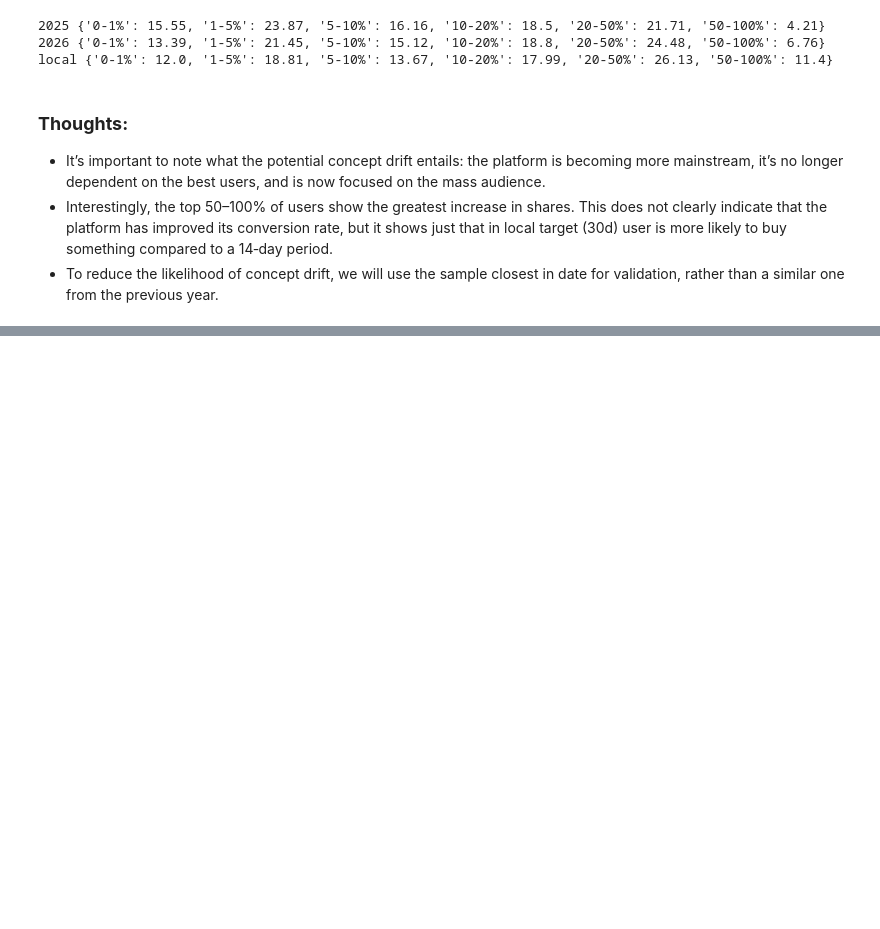
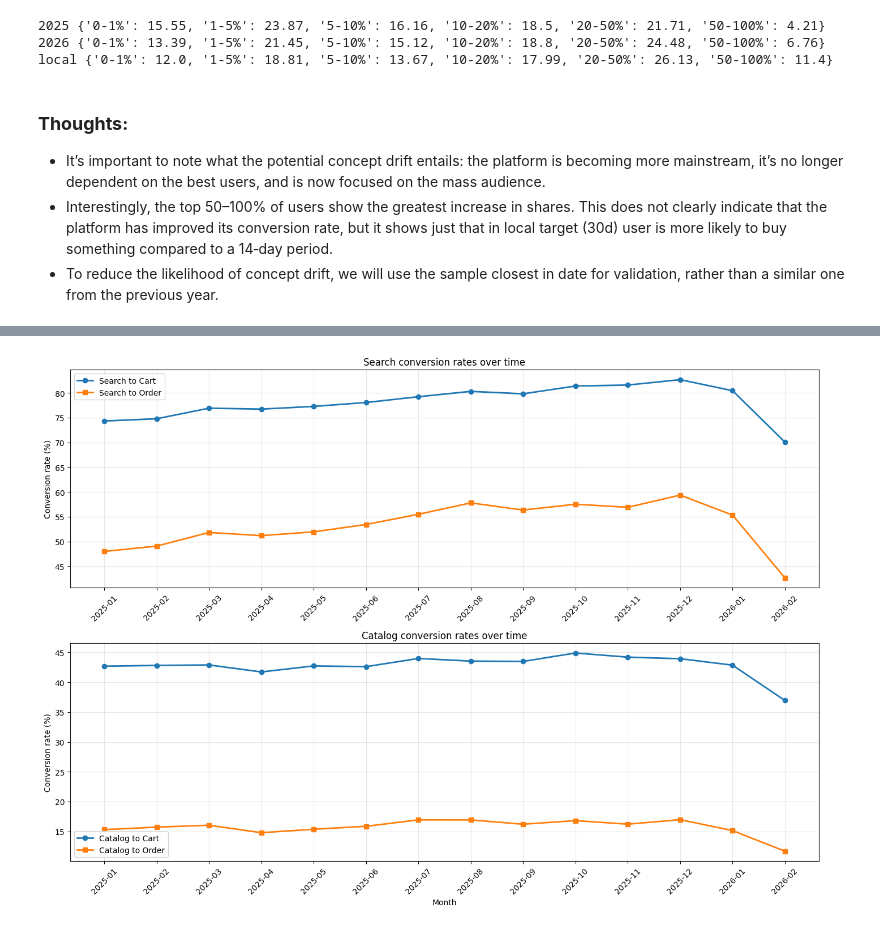
Before and after one commit to HelloImWebbieeee/E-cup_2026_by_Ozon_Tech, a Jupyter notebook: notebooks/data_eda.ipynb, the cells around one changed output, grey strips where cells are left out. Drawn from its saved outputs; the diff is of its cells as text; code cells hidden in the pictures; blank space fills up the shorter version.

```diff
--- a/notebooks/data_eda.ipynb
+++ b/notebooks/data_eda.ipynb
@@ -1349,0 +1547,54 @@ local {'0-1%': 12.0, '1-5%': 18.81, '5-10%': 13.67, '10-20%': 17.99, '20-50%': 2
+# %%
+# VISUALIZATION OF THE CONVERSION IN TIME
+months = monthly_funnel["month"].to_list()
+
+fig, axes = plt.subplots(2, 1, figsize = (14, 10))
+
+# Search conversion
+axes[0].plot(
+    months,
+    monthly_funnel["search_to_cart_rate"],
+    marker = "o",
+    label = "Search to Cart",
+    linewidth = 2,
+)
+axes[0].plot(
+    months,
+    monthly_funnel["search_to_ord_rate"],
+    marker = "s",
+    label = "Search to Order",
+    linewidth = 2,
+)
+axes[0].set_title("Search conversion rates over time")
+axes[0].set_ylabel("Conversion rate (%)")
+axes[0].legend()
+axes[0].grid(alpha = 0.3)
+axes[0].tick_params(axis = "x", rotation = 45)
+
+# Catalog conversion
+axes[1].plot(
+    months,
+    monthly_funnel["cat_to_cart_rate"],
+    marker = "o",
+    label = "Catalog to Cart",
+    linewidth = 2,
+)
+axes[1].plot(
+    months,
+    monthly_funnel["cat_to_ord_rate"],
+    marker = "s",
+    label = "Catalog to Order",
+    linewidth = 2,
+)
+axes[1].set_title("Catalog conversion rates over time")
+axes[1].set_ylabel("Conversion rate (%)")
+axes[1].set_xlabel("Month")
+axes[1].legend()
+axes[1].grid(alpha = 0.3)
+axes[1].tick_params(axis = "x", rotation = 45)
+
+plt.tight_layout()
+fig.savefig(REPORTS_CONV_FUNL_DIR / "17_monthly_conversion.png", dpi = 150)
+plt.show()
+# %% [output]
+[figure, added]
```
Also changed, not shown: parts of 10 cells of this notebook.
